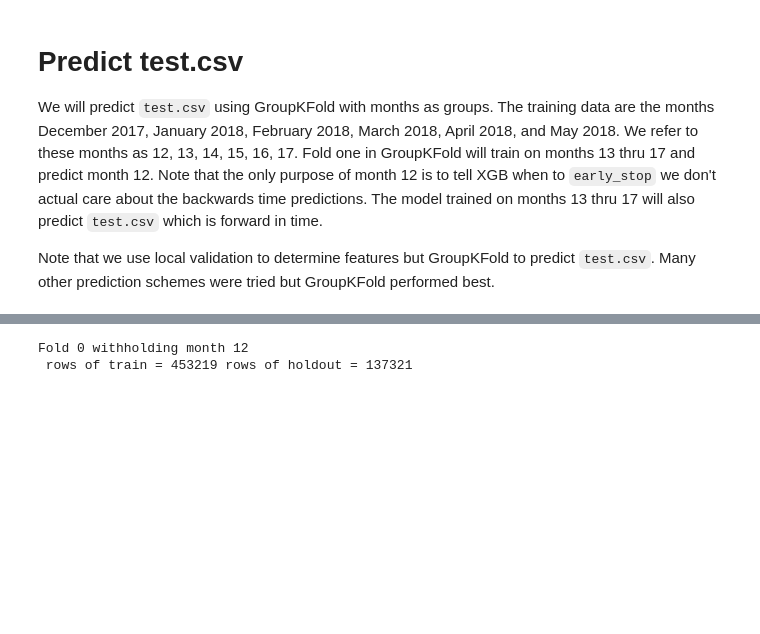
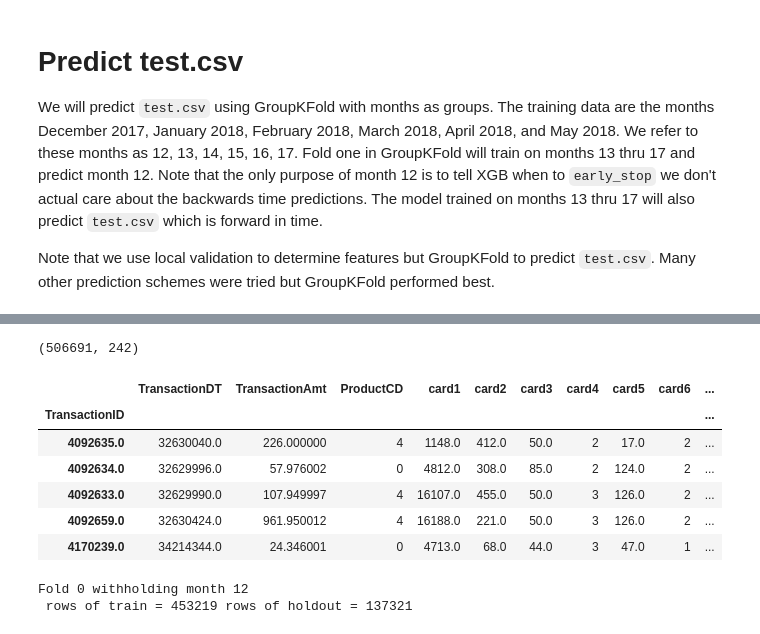
Before and after one commit to RockYuan/DeepLearning, a Jupyter notebook: xgb-fraud-with-magic-0-9600.ipynb, the cells around one changed output, grey strips where cells are left out. Cells and saved outputs as stored; diff of their text form; code cells hidden in the pictures; blank space fills up the shorter version.

```diff
--- a/xgb-fraud-with-magic-0-9600.ipynb
+++ b/xgb-fraud-with-magic-0-9600.ipynb
@@ -474,5 +489,18 @@ X_train['DT_M'] = (X_train['DT_M'].dt.year-2017)*12 + X_train['DT_M'].dt.month
 X_test['DT_M'] = X_test['TransactionDT'].apply(lambda x: (START_DATE + datetime.timedelta(seconds = x)))
 X_test['DT_M'] = (X_test['DT_M'].dt.year-2017)*12 + X_test['DT_M'].dt.month
+# %%
+# 对比
+print(X_test.shape)
+X_test.sort_values(['DT_M']).tail()
+# %% [output]
+(506691, 242)
+|  | TransactionDT | TransactionAmt | ProductCD | card1 | card2 | card3 | card4 | card5 | card6 | ... |
+| TransactionID |  |  |  |  |  |  |  |  |  | ... |
+| 4092635.0 | 32630040.0 | 226.000000 | 4 | 1148.0 | 412.0 | 50.0 | 2 | 17.0 | 2 | ... |
+| 4092634.0 | 32629996.0 | 57.976002 | 0 | 4812.0 | 308.0 | 85.0 | 2 | 124.0 | 2 | ... |
+| 4092633.0 | 32629990.0 | 107.949997 | 4 | 16107.0 | 455.0 | 50.0 | 3 | 126.0 | 2 | ... |
+| 4092659.0 | 32630424.0 | 961.950012 | 4 | 16188.0 | 221.0 | 50.0 | 3 | 126.0 | 2 | ... |
+| 4170239.0 | 34214344.0 | 24.346001 | 0 | 4713.0 | 68.0 | 44.0 | 3 | 47.0 | 1 | ... |
 # %%
 if BUILD95:
     oof = np.zeros(len(X_train))
```
Also changed, not shown: parts of 13 cells of this notebook.
